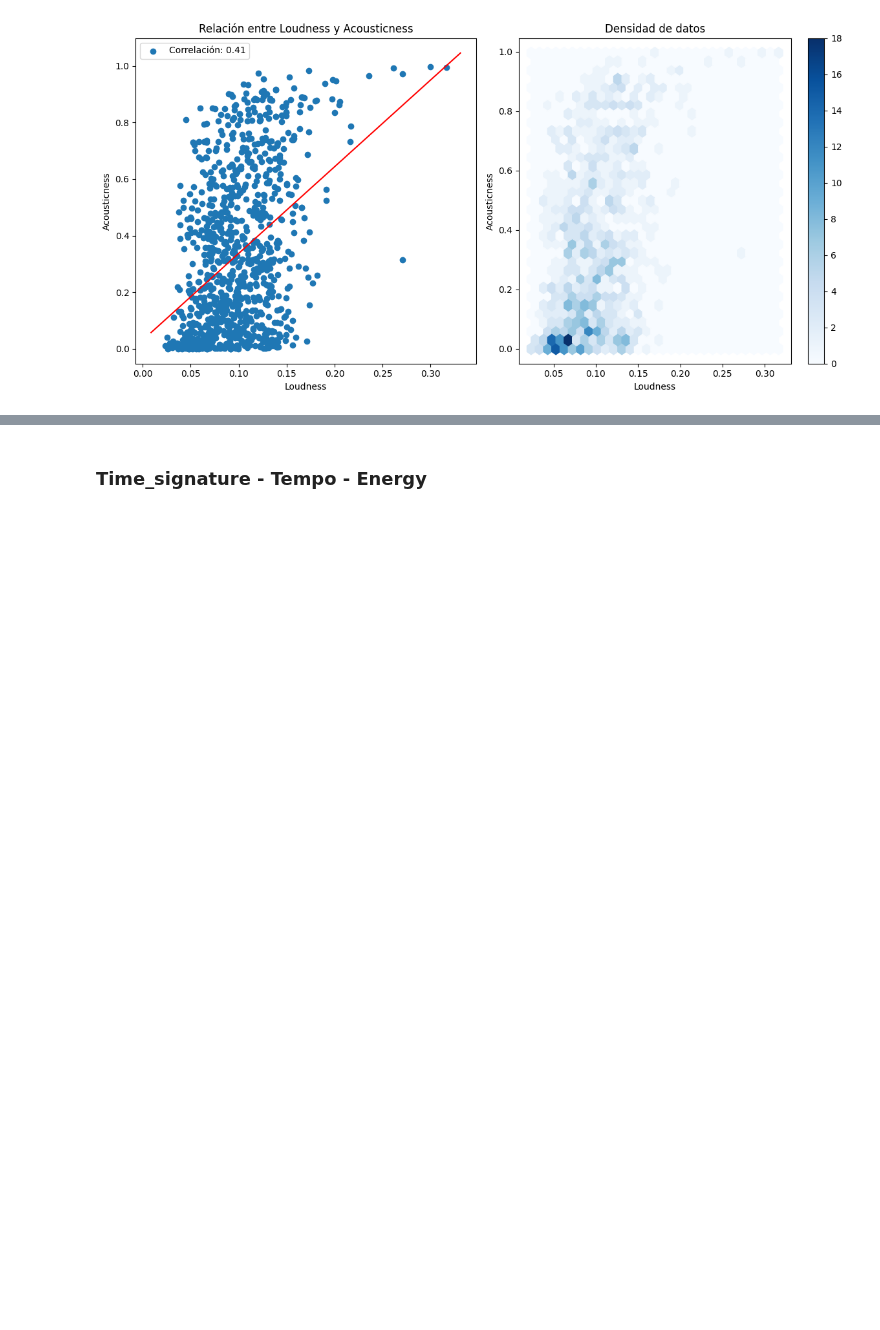
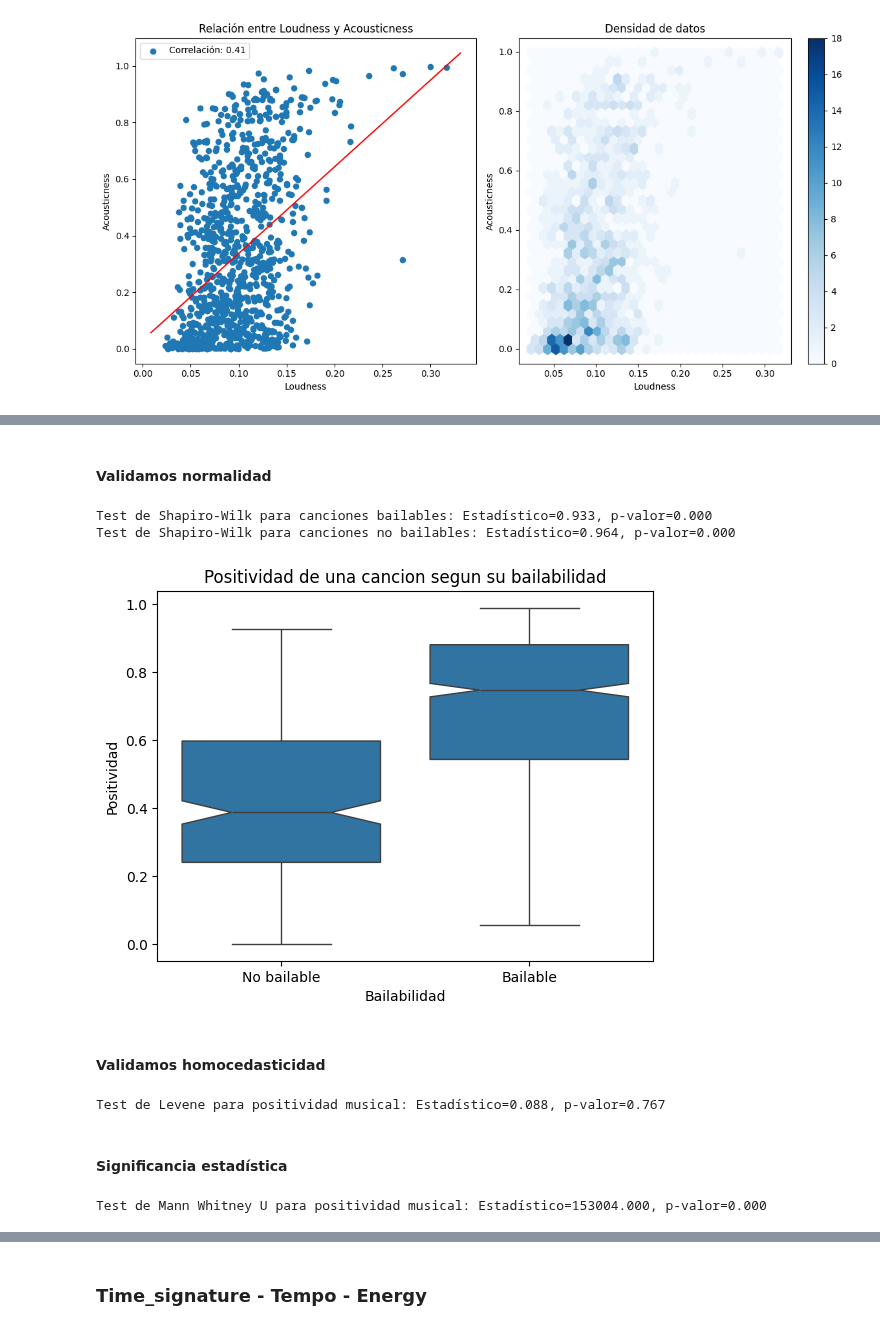
Before and after one commit to nachoperna/Fundamentos-de-la-Ciencia-de-Datos, a Jupyter notebook: TPE/tpe.ipynb, the cells around one changed output, grey strips where cells are left out. Cells and saved outputs as stored; diff of their text form; code cells hidden in the pictures; blank space fills up the shorter version.

```diff
--- a/TPE/tpe.ipynb
+++ b/TPE/tpe.ipynb
@@ -837,0 +840,7 @@ plt.show()
+# %%
+import scipy.stats as stats
+
+copiah2 = raw_covers.copy()
+copiah2['Danceability'] = copiah2['Danceability'].apply(lambda x:1 if x > 0.5 else 0)
+copiah2 = copiah2.rename(columns={'Danceability': 'Bailable', 'Valence': 'Positividad'})
+copiah2[['Track', 'Artist', 'Positividad', 'Bailable']]
@@ -837,0 +861,42 @@ plt.show()
+# %% [markdown]
+#### Validamos normalidad
+# %%
+from scipy.stats import shapiro
+
+# Generamos los grupos de las canciones bailables y no bailables
+canciones_bailables = copiah2[copiah2['Bailable'] == 1]['Positividad']
+canciones_nobailables = copiah2[copiah2['Bailable'] == 0]['Positividad']
+
+# Test de Shapiro-Wilk para canciones bailables
+stat, p = shapiro(canciones_bailables)
+print(f"Test de Shapiro-Wilk para canciones bailables: Estadístico={stat:.3f}, p-valor={p:.3f}")
+
+# Test de Shapiro-Wilk para canciones no bailables
+stat, p = shapiro(canciones_nobailables)
+print(f"Test de Shapiro-Wilk para canciones no bailables: Estadístico={stat:.3f}, p-valor={p:.3f}")
+# %% [output]
+Test de Shapiro-Wilk para canciones bailables: Estadístico=0.933, p-valor=0.000
+Test de Shapiro-Wilk para canciones no bailables: Estadístico=0.964, p-valor=0.000
+# %%
+sns.boxplot(x='Bailable', y='Positividad', data=copiah2, notch=True)
+plt.title("Positividad de una cancion segun su bailabilidad")
+plt.xlabel("Bailabilidad")
+plt.xticks(ticks=[0, 1], labels=["No bailable", "Bailable"])
+plt.ylabel("Positividad")
+plt.show()
+# %% [output]
+[figure, added]
+# %% [markdown]
+#### Validamos homocedasticidad
+# %%
+stat, p = stats.levene(canciones_bailables, canciones_nobailables)
+print(f"Test de Levene para positividad musical: Estadístico={stat:.3f}, p-valor={p:.3f}")
+# %% [output]
+Test de Levene para positividad musical: Estadístico=0.088, p-valor=0.767
+# %% [markdown]
+#### Significancia estadística
+# %%
+stat, p = stats.mannwhitneyu(canciones_bailables, canciones_nobailables)
+print(f"Test de Mann Whitney U para positividad musical: Estadístico={stat:.3f}, p-valor={p:.3f}")
+# %% [output]
+Test de Mann Whitney U para positividad musical: Estadístico=153004.000, p-valor=0.000
```
Also changed, not shown: parts of 28 cells of this notebook.
